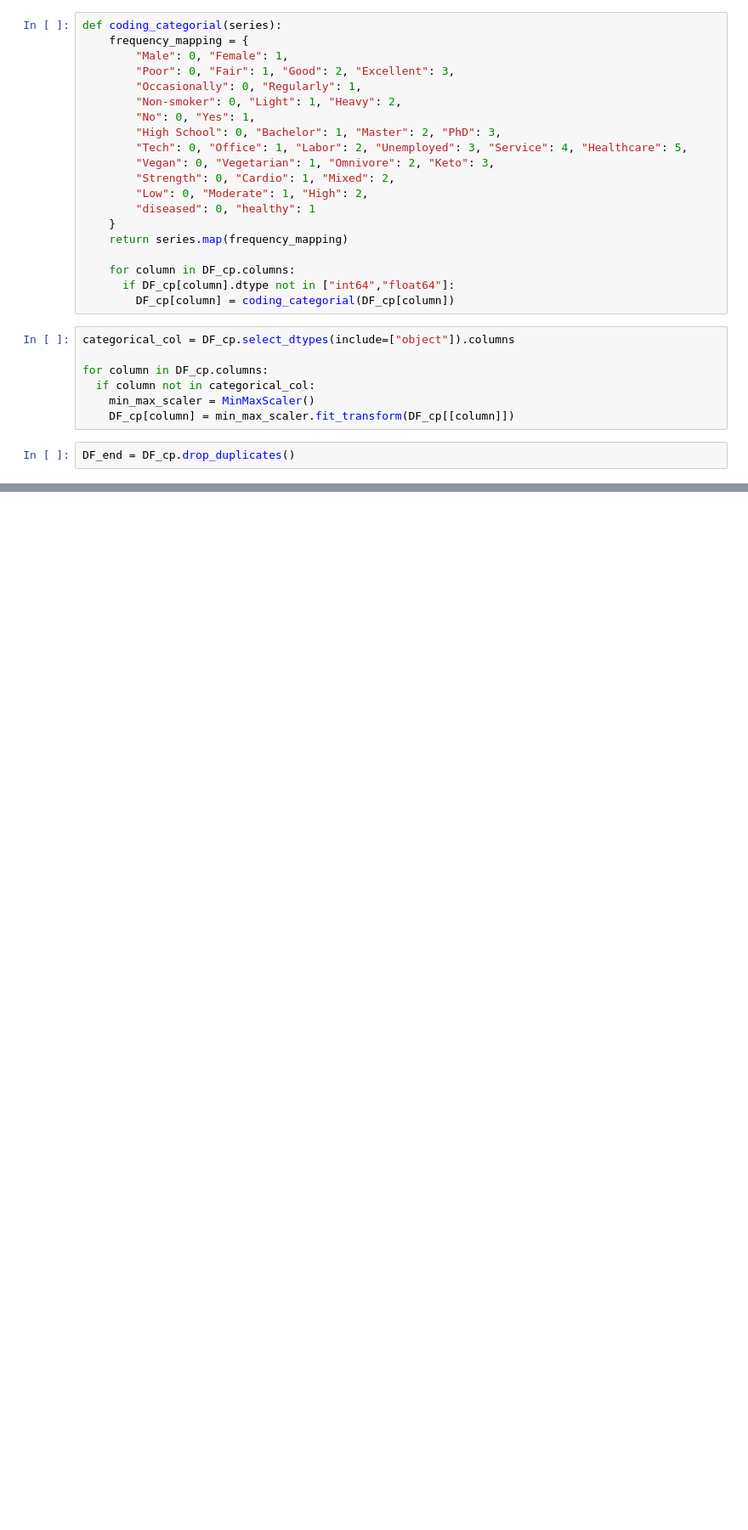
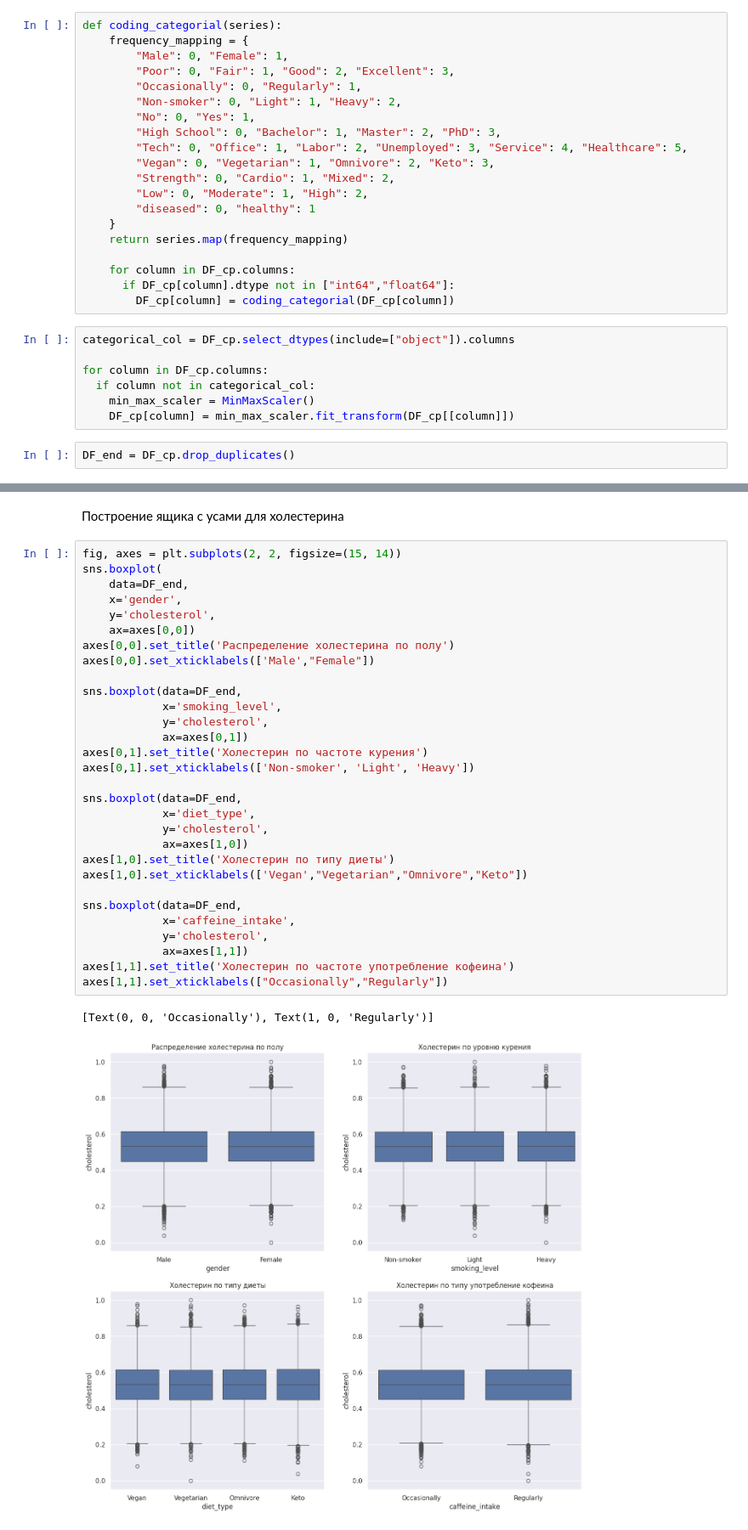
Before and after one commit to brick1ng5654/course-3, a Jupyter notebook: boml/lab1/main.ipynb, the cells around one changed output, grey strips where cells are left out. Shown at 85% size. Cells and saved outputs as stored; diff of their text form; blank space fills up the shorter version.

```diff
--- a/boml/lab1/main.ipynb
+++ b/boml/lab1/main.ipynb
@@ -120,0 +187,35 @@ DF_end = DF_cp.drop_duplicates()
+# %% [markdown]
+Построение ящика с усами для холестерина
+# %%
+fig, axes = plt.subplots(2, 2, figsize=(15, 14))
+sns.boxplot(
+    data=DF_end,
+    x='gender',
+    y='cholesterol',
+    ax=axes[0,0])
+axes[0,0].set_title('Распределение холестерина по полу')
+axes[0,0].set_xticklabels(['Male',"Female"])
+
+sns.boxplot(data=DF_end,
+            x='smoking_level',
+            y='cholesterol',
+            ax=axes[0,1])
+axes[0,1].set_title('Холестерин по частоте курения')
+axes[0,1].set_xticklabels(['Non-smoker', 'Light', 'Heavy'])
+
+sns.boxplot(data=DF_end,
+            x='diet_type',
+            y='cholesterol',
+            ax=axes[1,0])
+axes[1,0].set_title('Холестерин по типу диеты')
+axes[1,0].set_xticklabels(['Vegan',"Vegetarian","Omnivore","Keto"])
+
+sns.boxplot(data=DF_end,
+            x='caffeine_intake',
+            y='cholesterol',
+            ax=axes[1,1])
+axes[1,1].set_title('Холестерин по частоте употребление кофеина')
+axes[1,1].set_xticklabels(["Occasionally","Regularly"])
+# %% [output]
+[Text(0, 0, 'Occasionally'), Text(1, 0, 'Regularly')]
+[figure, added]
```
Also changed, not shown: parts of 11 cells of this notebook, 2 other files.
